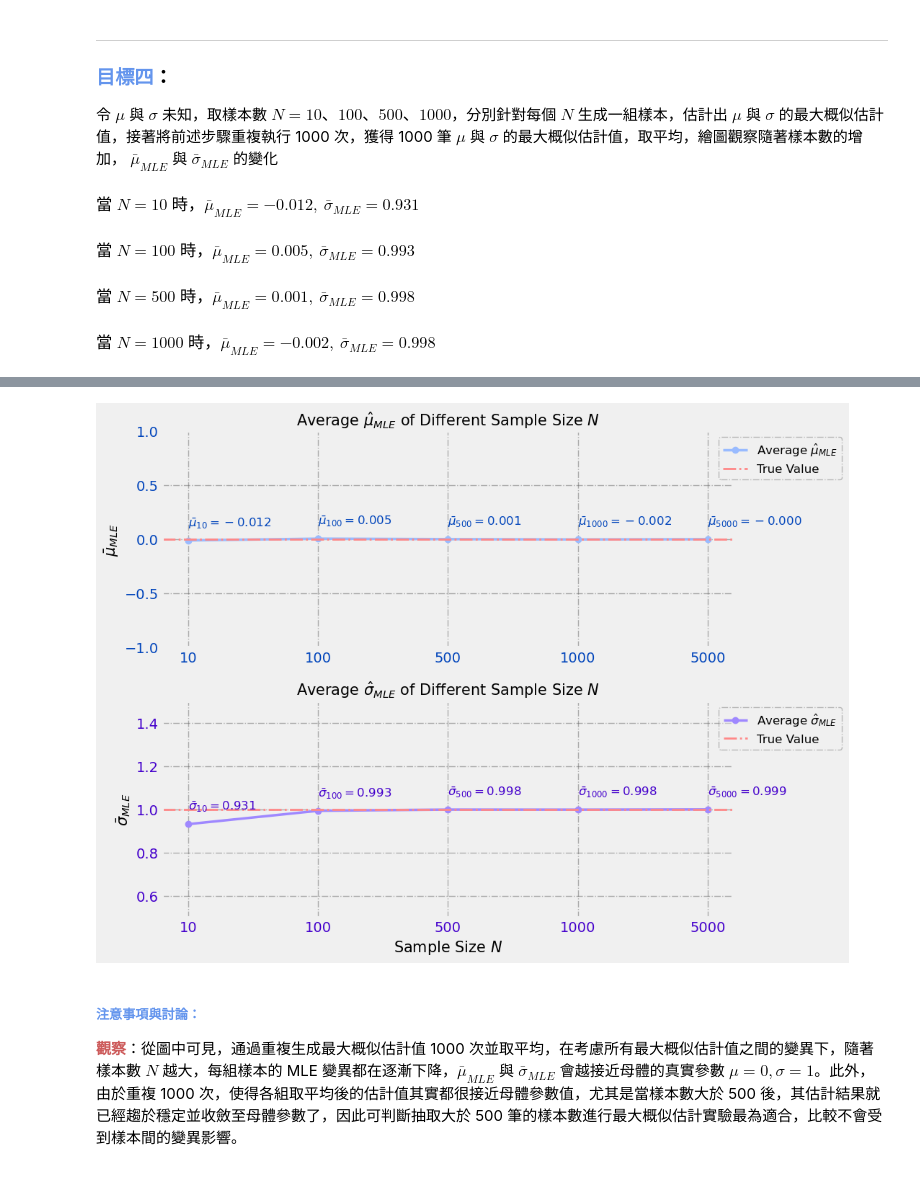
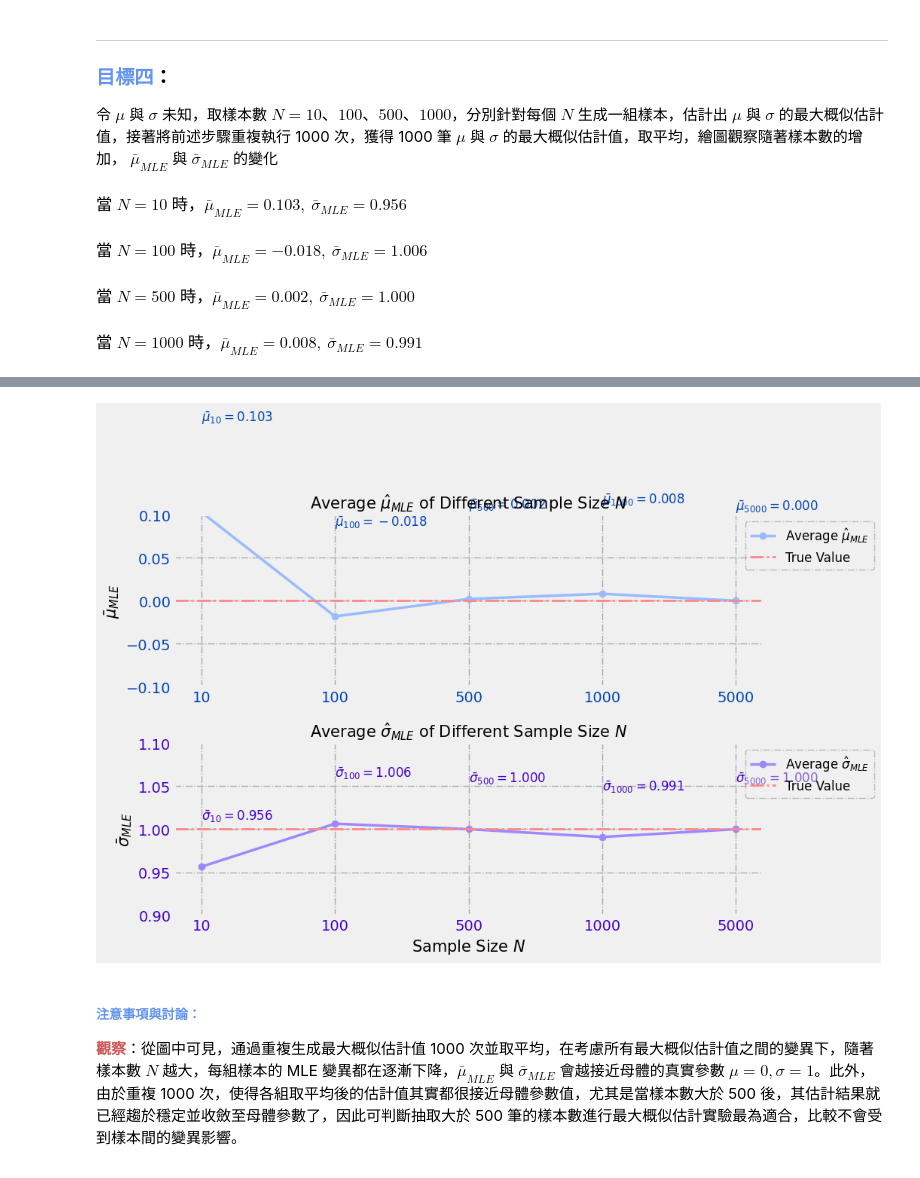
Before and after one commit to shengsia02/StatComp, a Jupyter notebook: hw2/StatComp_411078064_MLE_Estimate_Experiment.ipynb, the cells around one changed output, grey strips where cells are left out. Saved outputs shown, nothing was run; the diff lists cells and outputs as text; code cells hidden in the pictures.

```diff
--- a/hw2/StatComp_411078064_MLE_Estimate_Experiment.ipynb
+++ b/hw2/StatComp_411078064_MLE_Estimate_Experiment.ipynb
@@ -782,7 +782,7 @@ for N in N_values:
     MU_MLE = []
     SIGMA_MLE = []
 
-    for _ in range(1000):  # 先設 10 次
+    for _ in range(10):
         x = norm.rvs(loc = mu, scale = sigma, size = N)
         L_values = np.zeros((len(mu_est), len(sigma_est)))
         for i, mu_val in enumerate(mu_est):
@@ -813,8 +813,8 @@ ax1.plot(MU_MLE_AVG, marker = 'o', linestyle = '-', color = '#99BBFF', lw = 2.5,
 ax1.axhline(y = mu, color = '#FF8888', linestyle='-.', lw = 2, label = 'True Value')
 ax1.set_xticks(np.arange(len(N_values)))
 ax1.set_xticklabels(N_values)
-ax1.set_ylim([-1, 1])
-ax1.set_yticks(np.arange(-1, 1.01, 0.5))
+ax1.set_ylim([-0.1, 0.1])
+# ax1.set_yticks(np.arange(-1, 1.01, 0.5))
 ax1.set_ylabel(r'$\bar{\mu}_{MLE}$', fontsize = 15, color = 'black')
 ax1.set_title('Average $\hat{\mu}_{MLE}$ of Different Sample Size $N$', fontsize = 15, color = 'black')
 ax1.grid(True, linestyle = '-.', alpha = 0.5, color = '#666666')
@@ -832,7 +832,7 @@ ax2.plot(SIGMA_MLE_AVG, marker = 'o', linestyle = '-', color = '#9F88FF', lw = 2
 ax2.axhline(y = sigma, color='#FF8888', linestyle = '-.', lw = 2, label = 'True Value')
 ax2.set_xticks(np.arange(len(N_values)))
 ax2.set_xticklabels(N_values)
-ax2.set_ylim([0.5, 1.5])
+ax2.set_ylim([0.9, 1.1])
 ax2.set_ylabel(r'$\bar{\sigma}_{MLE}$', fontsize = 15, color = 'black')
 ax2.set_title('Average $\hat{\sigma}_{MLE}$ of Different Sample Size $N$', fontsize = 15, color = 'black')
 ax2.grid(True, linestyle = '-.', alpha = 0.5, color = '#666666')
@@ -850,11 +850,11 @@ plt.xlabel('Sample Size $N$', fontsize = 15, color = 'black')
 plt.tight_layout()
 plt.show()
 # %% [output]
-$\displaystyle \text{當}\; N = 10\; \text{時}， \bar{\mu}_{MLE} = -0.012,\
-                  \bar{\sigma}_{MLE} = 0.931$
+$\displaystyle \text{當}\; N = 10\; \text{時}， \bar{\mu}_{MLE} = 0.103,\
+                  \bar{\sigma}_{MLE} = 0.956$
-$\displaystyle \text{當}\; N = 100\; \text{時}， \bar{\mu}_{MLE} = 0.005,\
-                  \bar{\sigma}_{MLE} = 0.993$
+$\displaystyle \text{當}\; N = 100\; \text{時}， \bar{\mu}_{MLE} = -0.018,\
+                  \bar{\sigma}_{MLE} = 1.006$
-$\displaystyle \text{當}\; N = 500\; \text{時}， \bar{\mu}_{MLE} = 0.001,\
-                  \bar{\sigma}_{MLE} = 0.998$
+$\displaystyle \text{當}\; N = 500\; \text{時}， \bar{\mu}_{MLE} = 0.002,\
+                  \bar{\sigma}_{MLE} = 1.000$
-$\displaystyle \text{當}\; N = 1000\; \text{時}， \bar{\mu}_{MLE} = -0.002,\
-                  \bar{\sigma}_{MLE} = 0.998$
+$\displaystyle \text{當}\; N = 1000\; \text{時}， \bar{\mu}_{MLE} = 0.008,\
+                  \bar{\sigma}_{MLE} = 0.991$
@@ -863,4 +863,4 @@ $\displaystyle \text{當}\; N = 5000\; \text{時}， \bar{\mu}_{MLE} = -0.000,\
-[figure, old version]
+[figure, new version]
 # %% [markdown]
 ##### **<font color=cornflowerblue>注意事項與討論：</font>**
 
```
Also changed, not shown: parts of 1 cell of this notebook, 2 other files.
